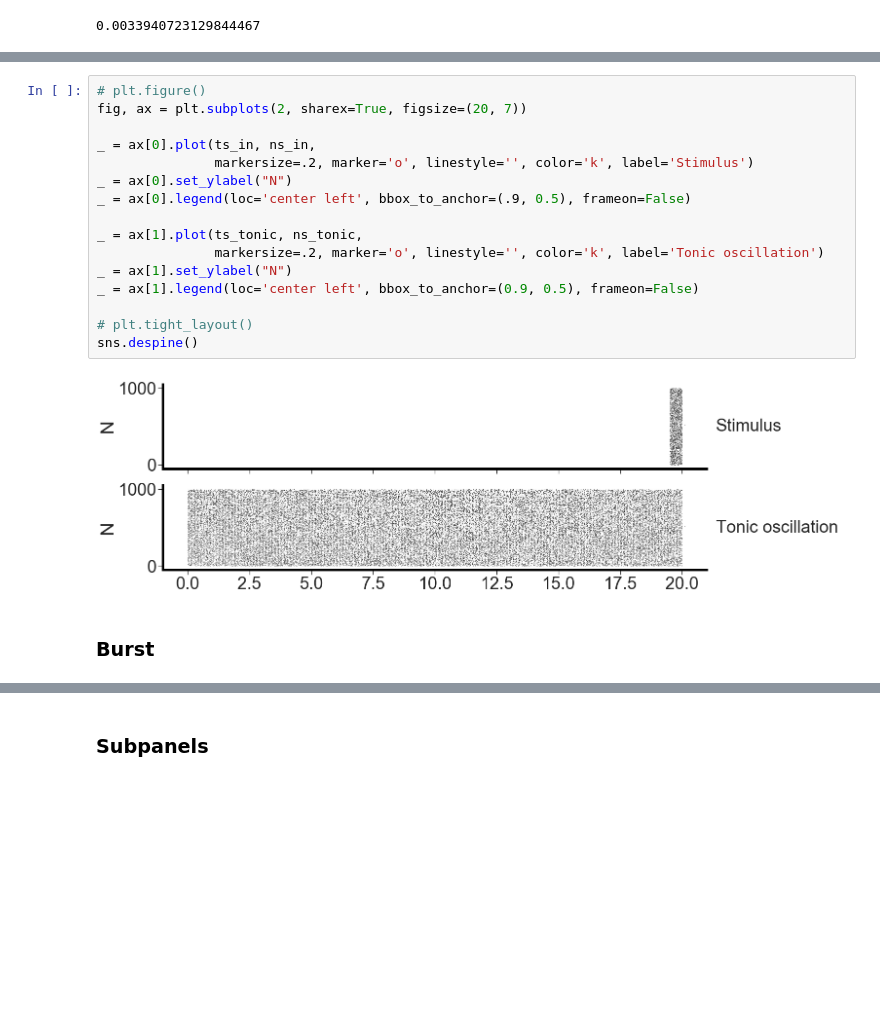
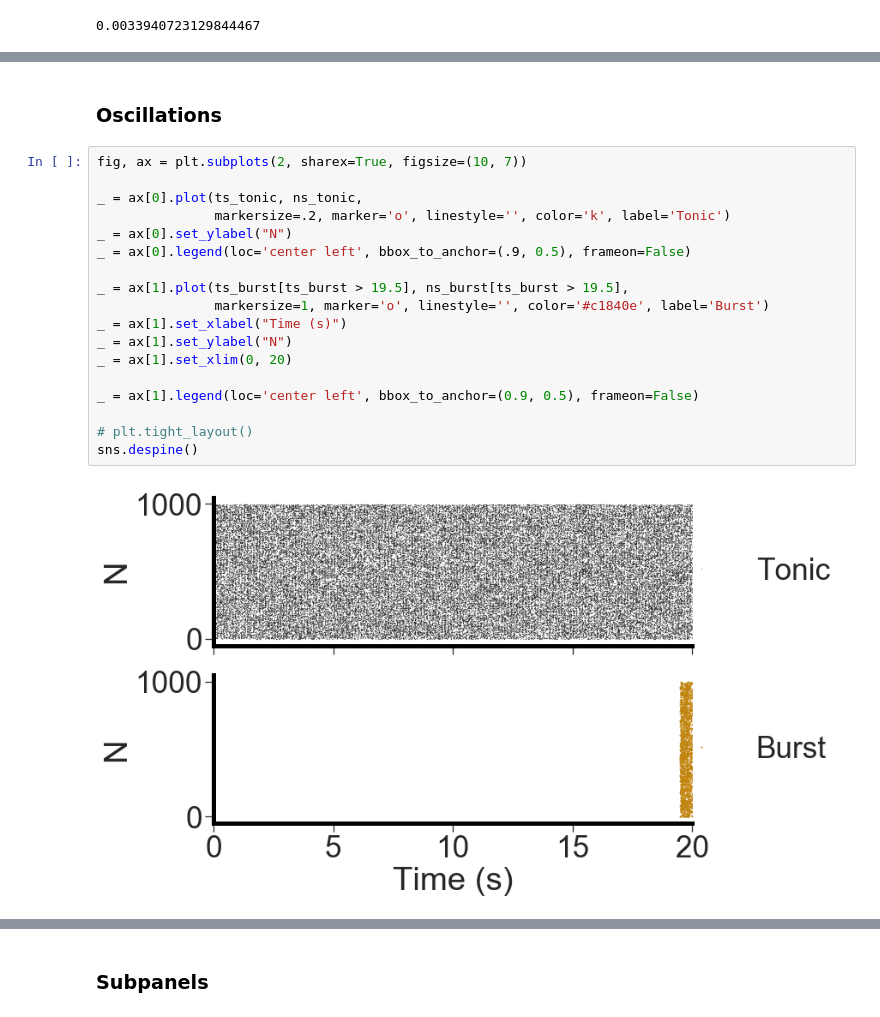
Before and after one commit to voytekresearch/resistingrhythm, a Jupyter notebook: resistingrhythm/ipynb/paper_figures_HHH.ipynb, the cells around one changed output, grey strips where cells are left out. Saved outputs shown, nothing was run; the diff lists cells and outputs as text; blank space fills up the shorter version.

Commit message:
Split into tonic/burst in fig1

```diff
--- a/resistingrhythm/ipynb/paper_figures_HHH.ipynb
+++ b/resistingrhythm/ipynb/paper_figures_HHH.ipynb
@@ -168,20 +180,22 @@ burst_results['v_m'].std()
+# %% [markdown]
+### Oscillations
 # %%
-# plt.figure()
-fig, ax = plt.subplots(2, sharex=True, figsize=(20, 7))
+fig, ax = plt.subplots(2, sharex=True, figsize=(10, 7))
 
-_ = ax[0].plot(ts_in, ns_in,
-               markersize=.2, marker='o', linestyle='', color='k', label='Stimulus')
+_ = ax[0].plot(ts_tonic, ns_tonic,
+               markersize=.2, marker='o', linestyle='', color='k', label='Tonic')
 _ = ax[0].set_ylabel("N")
 _ = ax[0].legend(loc='center left', bbox_to_anchor=(.9, 0.5), frameon=False)
 
-_ = ax[1].plot(ts_tonic, ns_tonic,
-               markersize=.2, marker='o', linestyle='', color='k', label='Tonic oscillation')
+_ = ax[1].plot(ts_burst[ts_burst > 19.5], ns_burst[ts_burst > 19.5],
+               markersize=1, marker='o', linestyle='', color='#c1840e', label='Burst')
+_ = ax[1].set_xlabel("Time (s)")
 _ = ax[1].set_ylabel("N")
+_ = ax[1].set_xlim(0, 20)
+
 _ = ax[1].legend(loc='center left', bbox_to_anchor=(0.9, 0.5), frameon=False)
 
 # plt.tight_layout()
 sns.despine()
 # %% [output]
-[figure, old version]
+[figure, new version]
-# %% [markdown]
-### Burst
```
Also changed, not shown: parts of 11 cells of this notebook.
